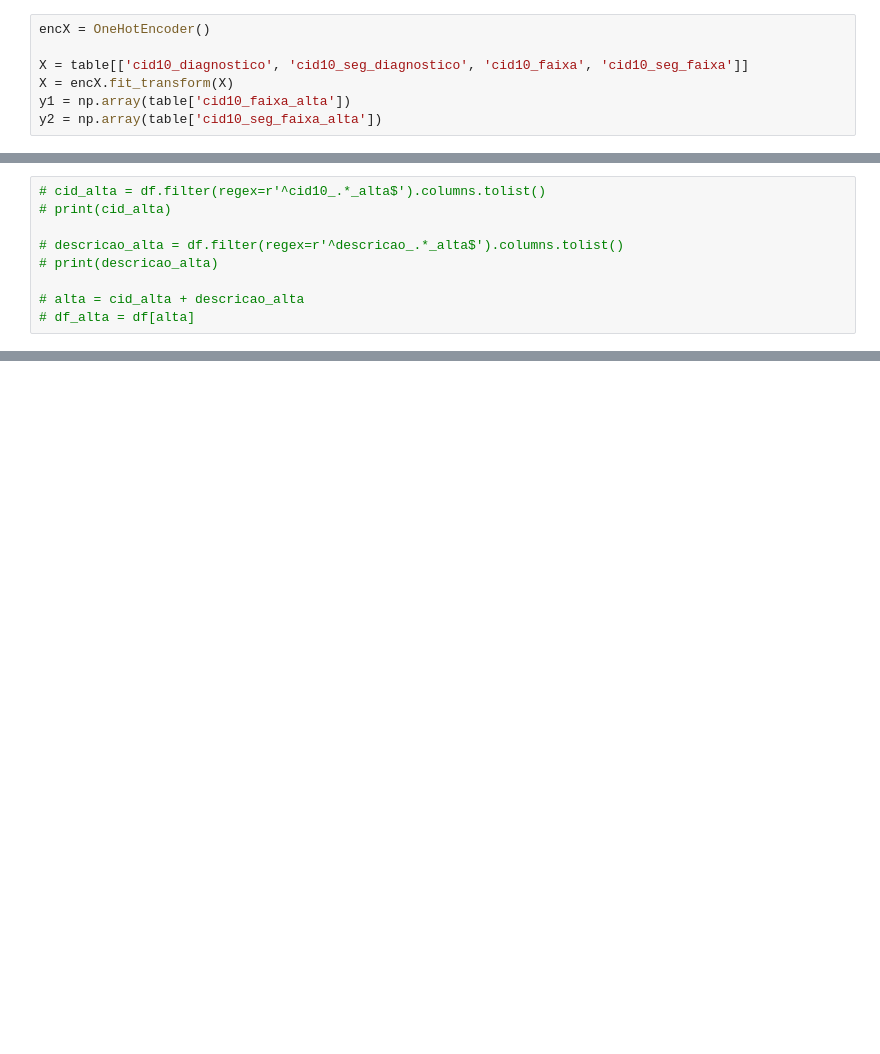
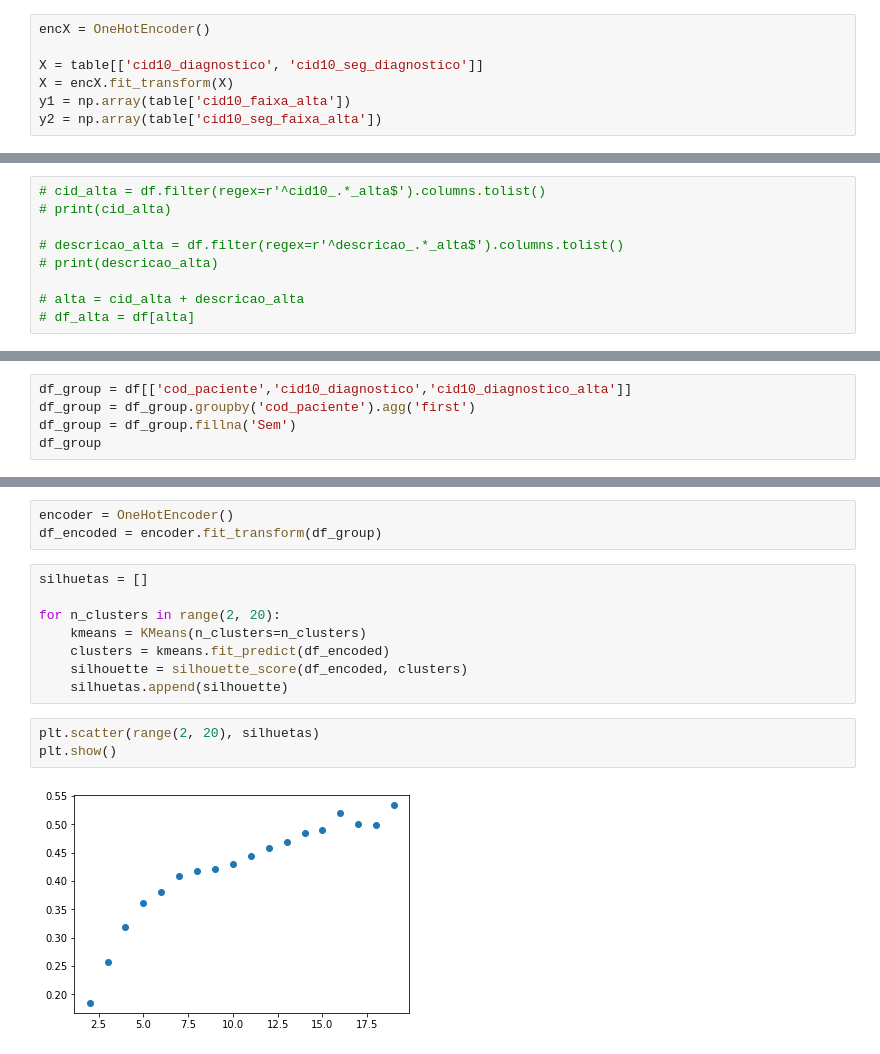
Before and after one commit to ImagineDogs/TranstornosMentais, a Jupyter notebook: notebooks/Agrupamento.ipynb, the cells around one changed output, grey strips where cells are left out. Drawn from its saved outputs; the diff is of its cells as text; blank space fills up the shorter version.

Commit message:
agrupamentos por paciente

```diff
--- a/notebooks/Agrupamento.ipynb
+++ b/notebooks/Agrupamento.ipynb
@@ -23,7 +27,7 @@ table = table.fillna('Sem')
 # %%
 encX = OneHotEncoder()
 
-X = table[['cid10_diagnostico', 'cid10_seg_diagnostico', 'cid10_faixa', 'cid10_seg_faixa']]
+X = table[['cid10_diagnostico', 'cid10_seg_diagnostico']]
 X = encX.fit_transform(X)
 y1 = np.array(table['cid10_faixa_alta'])
 y2 = np.array(table['cid10_seg_faixa_alta'])
@@ -116,0 +122,5 @@ Rand Corrigido: 0.0514647958159794
+# %%
+df_group = df[['cod_paciente','cid10_diagnostico','cid10_diagnostico_alta']]
+df_group = df_group.groupby('cod_paciente').agg('first')
+df_group = df_group.fillna('Sem')
+df_group
@@ -116,0 +142,16 @@ Rand Corrigido: 0.0514647958159794
+# %%
+encoder = OneHotEncoder()
+df_encoded = encoder.fit_transform(df_group)
+# %%
+silhuetas = []
+
+for n_clusters in range(2, 20):
+    kmeans = KMeans(n_clusters=n_clusters)
+    clusters = kmeans.fit_predict(df_encoded)
+    silhouette = silhouette_score(df_encoded, clusters)
+    silhuetas.append(silhouette)
+# %%
+plt.scatter(range(2, 20), silhuetas)
+plt.show()
+# %% [output]
+[figure, added]
```
Also changed, not shown: parts of 13 cells of this notebook.
